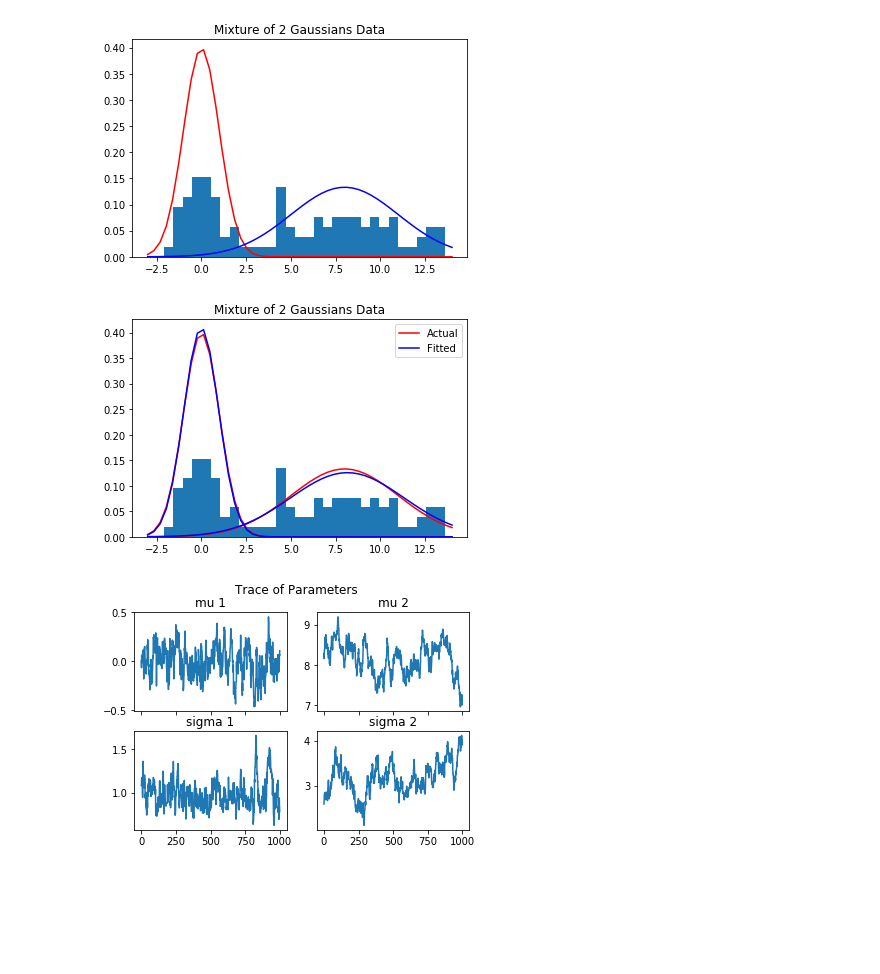
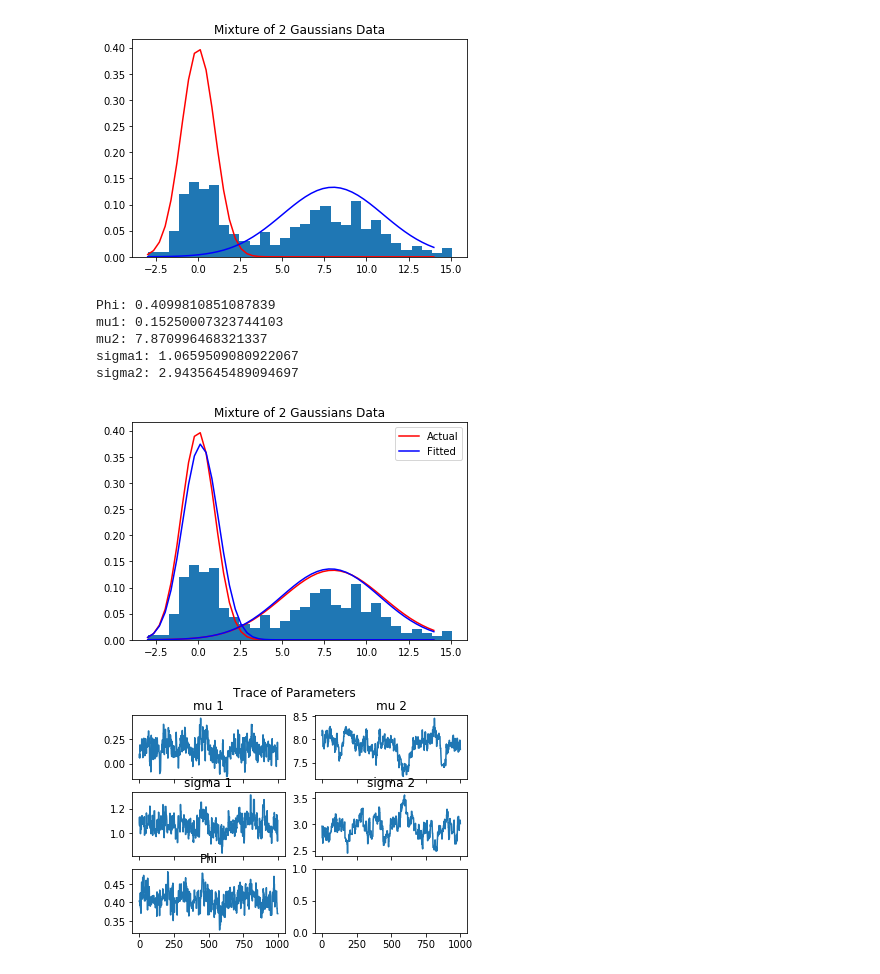
Before and after one commit to blazickjp/Research, a Jupyter notebook: Metropolis_Hastings.ipynb, the cells around one changed output. Cells and saved outputs as stored; diff of their text form; code cells hidden in the pictures; blank space fills up the shorter version.

```diff
--- a/Metropolis_Hastings.ipynb
+++ b/Metropolis_Hastings.ipynb
@@ -36,8 +36,8 @@ def pgauss(x, y):
 def metropolis_hastings(p, data, iter=1000, burn_in=200):
     mu = [0., 1.]
     sigmas = [1., 1.]
-    phi = .4
-    samples = np.zeros((iter, 4))
+    phi = .5
+    samples = np.zeros((iter, 5))
 
     for i in range(iter):
         # Update mu values
@@ -52,8 +52,15 @@ def metropolis_hastings(p, data, iter=1000, burn_in=200):
         if np.random.rand() < alpha:
             sigmas = [sigma1, sigma2]
 
+        # Update Phi values
+        phi_1 = phi + normal(0,.05,size = 1)
+        alpha = min(1, np.exp(p(data, mu, sigmas, phi_1) - p(data, mu, sigmas, phi)))
+        if np.random.rand() < alpha:
+            phi = phi_1
+
         samples[i,0:2] = np.array(mu)
         samples[i,2:4] = np.array(sigmas)
+        samples[i,4] = phi
 
     return samples[burn_in:]
 # %%
@@ -61,7 +68,7 @@ def metropolis_hastings(p, data, iter=1000, burn_in=200):
 mu = [0, 8]
 sigmas = [1, 3]
 phi = .4
-n = 100
+n = 500
 y = data(mu=mu, sigmas=sigmas, phi=phi, n=n)
 x = np.linspace(-3,14)
 
@@ -72,7 +79,7 @@ plt.plot(x, norm(mu[1], sigmas[1]).pdf(x), color="blue")
 plt.title("Mixture of 2 Gaussians Data")
 plt.show()
 # %% [output]
-[figure, old version]
+[figure, new version]
 # %%
 # Run the algorithm and extract the parameter values by taking means
 trace = metropolis_hastings(mixture_log_lik, y, iter = 2000, burn_in=1000)
@@ -80,6 +87,15 @@ mu1 = np.mean(trace[:,0])
 mu2 = np.mean(trace[:,1])
 sigma1 = np.mean(trace[:,2])
 sigma2 = np.mean(trace[:,3])
+phi = np.mean(trace[:,4])
+
+print(f"Phi: {phi}\nmu1: {mu1}\nmu2: {mu2}\nsigma1: {sigma1}\nsigma2: {sigma2}")
+# %% [output]
+Phi: 0.4099810851087839
+mu1: 0.15250007323744103
+mu2: 7.870996468321337
+sigma1: 1.0659509080922067
+sigma2: 2.9435645489094697
 # %%
 # Plotting Fitted Params
 plt.hist(y, 30, normed=True)
@@ -91,20 +107,22 @@ plt.title("Mixture of 2 Gaussians Data")
 plt.legend(loc="upper right")
 plt.show()
 # %% [output]
-[figure, old version]
+[figure, new version]
 # %%
 # Plotting Trace of Paameters Through the Markov Chain
-fig, axs = plt.subplots(2,2, sharex=True)
+fig, axs = plt.subplots(3,2, sharex=True)
 x = range(trace.shape[0])
 axs[0,0].plot(x, trace[:,0])
 axs[0,0].set_title("mu 1")
 axs[0,1].plot(x, trace[:,1])
 axs[0,1].set_title("mu 2")
 axs[1,0].plot(x, trace[:,2])
 axs[1,0].set_title("sigma 1")
 axs[1,1].plot(x, trace[:,3])
 axs[1,1].set_title("sigma 2")
+axs[2,0].plot(x, trace[:,4])
+axs[2,0].set_title("Phi")
 fig.suptitle("Trace of Parameters")
 fig.show()
 # %% [output]
-[figure, old version]
+[figure, new version]
```
